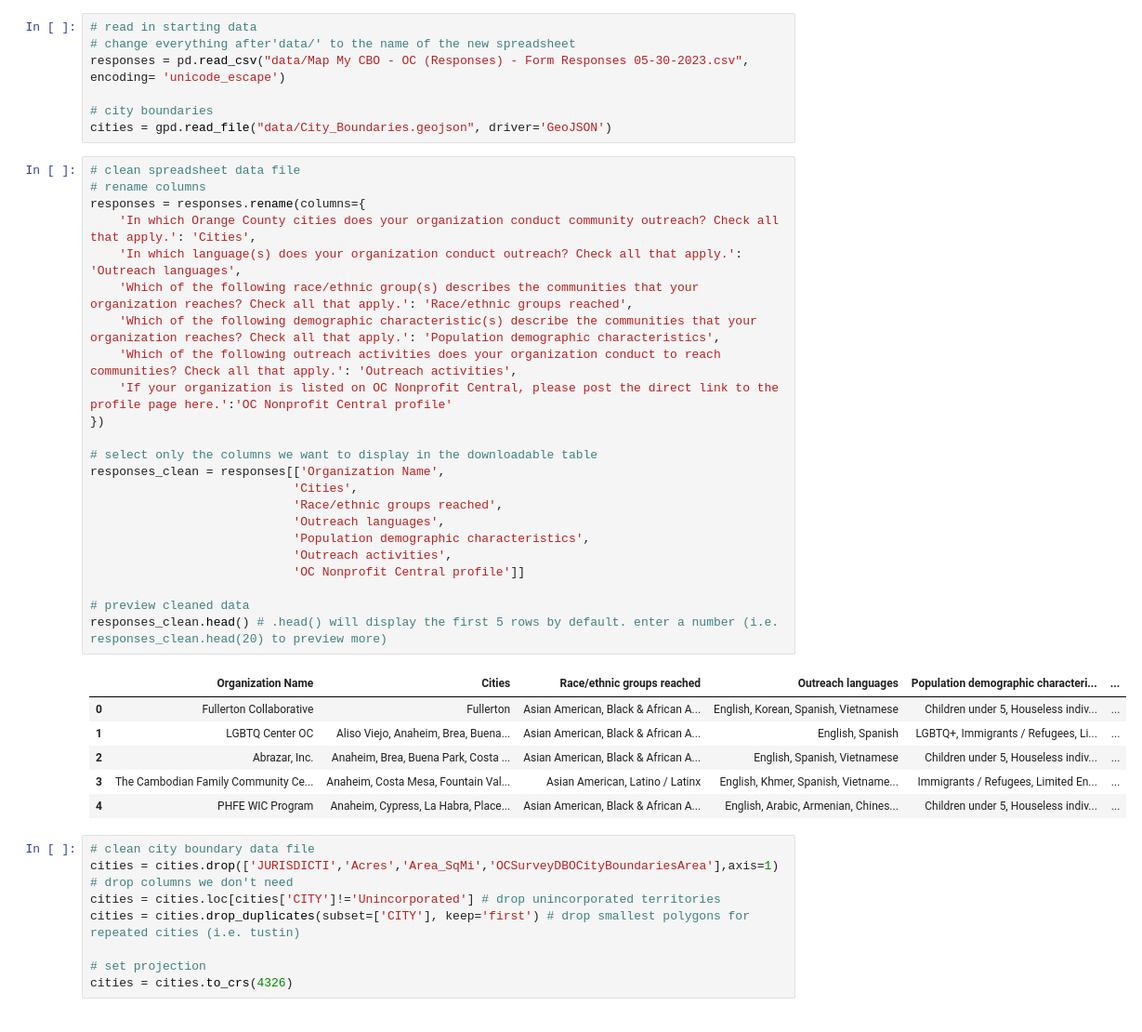
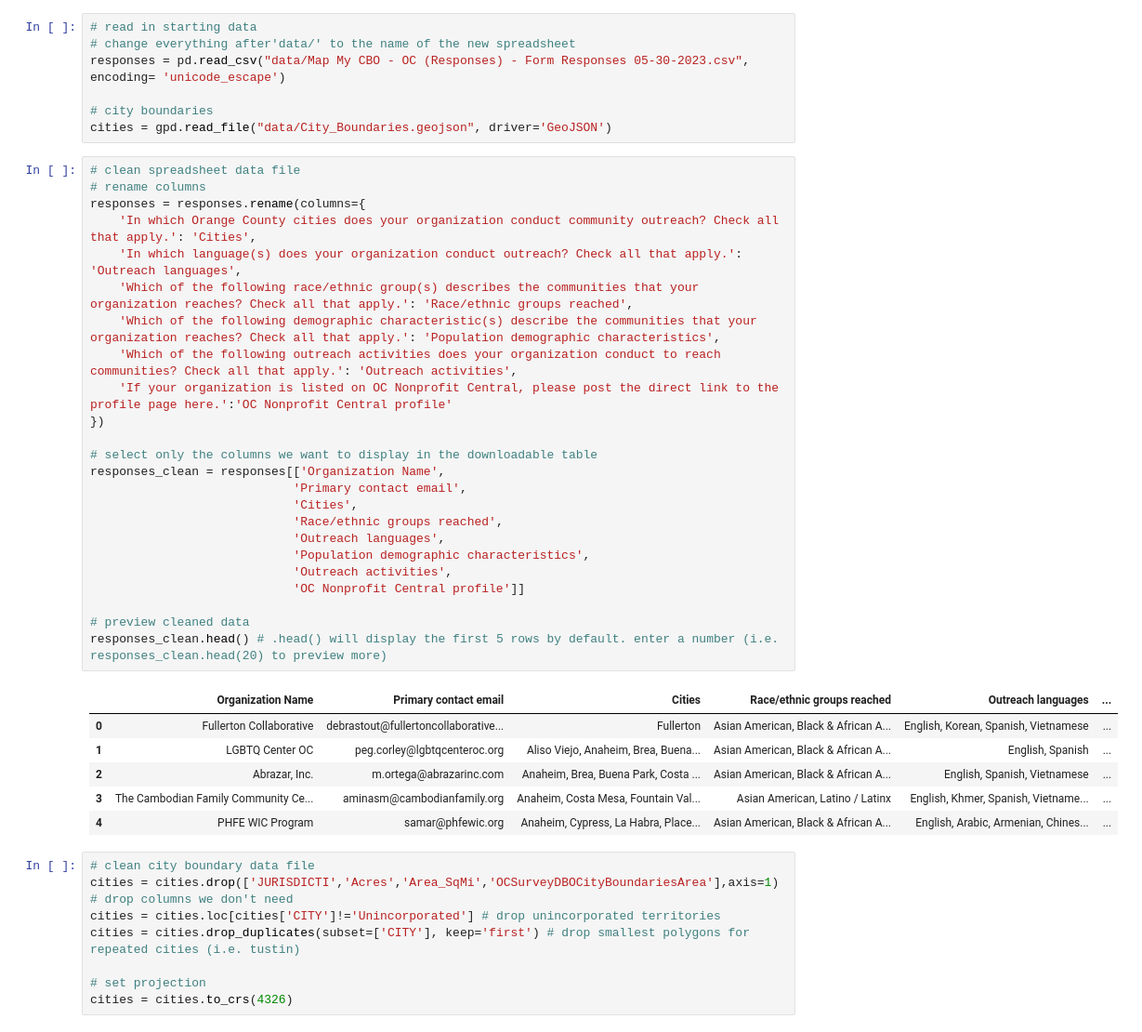
Before and after one commit to GoodWorkCollaborative/OCCensusNetwork_v2, a Jupyter notebook: orange-county.ipynb, the cells around one changed output. Shown: that part at 93% size. Drawn from its saved outputs; the diff is of its cells as text.

```diff
--- a/orange-county.ipynb
+++ b/orange-county.ipynb
@@ -30,33 +25,34 @@ cities = gpd.read_file("data/City_Boundaries.geojson", driver='GeoJSON')
 # %%
 # clean spreadsheet data file
 # rename columns
 responses = responses.rename(columns={
     'In which Orange County cities does your organization conduct community outreach? Check all that apply.': 'Cities',
     'In which language(s) does your organization conduct outreach? Check all that apply.': 'Outreach languages',
     'Which of the following race/ethnic group(s) describes the communities that your organization reaches? Check all that apply.': 'Race/ethnic groups reached',
     'Which of the following demographic characteristic(s) describe the communities that your organization reaches? Check all that apply.': 'Population demographic characteristics',
     'Which of the following outreach activities does your organization conduct to reach communities? Check all that apply.': 'Outreach activities',
     'If your organization is listed on OC Nonprofit Central, please post the direct link to the profile page here.':'OC Nonprofit Central profile'
 })
 
 # select only the columns we want to display in the downloadable table
 responses_clean = responses[['Organization Name',
+                            'Primary contact email',
                             'Cities',
                             'Race/ethnic groups reached',
                             'Outreach languages',
                             'Population demographic characteristics',
                             'Outreach activities',
                             'OC Nonprofit Central profile']]
 
 # preview cleaned data
 responses_clean.head() # .head() will display the first 5 rows by default. enter a number (i.e. responses_clean.head(20) to preview more)
 # %% [output]
-|  | Organization Name | Cities | Race/ethnic groups reached | Outreach languages | Population demographic characteri... | ... |
-| 0 | Fullerton Collaborative | Fullerton | Asian American, Black & African A... | English, Korean, Spanish, Vietnamese | Children under 5, Houseless indiv... | ... |
-| 1 | LGBTQ Center OC | Aliso Viejo, Anaheim, Brea, Buena... | Asian American, Black & African A... | English, Spanish | LGBTQ+, Immigrants / Refugees, Li... | ... |
-| 2 | Abrazar, Inc. | Anaheim, Brea, Buena Park, Costa ... | Asian American, Black & African A... | English, Spanish, Vietnamese | Children under 5, Houseless indiv... | ... |
-| 3 | The Cambodian Family Community Ce... | Anaheim, Costa Mesa, Fountain Val... | Asian American, Latino / Latinx | English, Khmer, Spanish, Vietname... | Immigrants / Refugees, Limited En... | ... |
-| 4 | PHFE WIC Program | Anaheim, Cypress, La Habra, Place... | Asian American, Black & African A... | English, Arabic, Armenian, Chines... | Children under 5, Houseless indiv... | ... |
+|  | Organization Name | Primary contact email | Cities | Race/ethnic groups reached | Outreach languages | ... |
+| 0 | Fullerton Collaborative | debrastout@fullertoncollaborative... | Fullerton | Asian American, Black & African A... | English, Korean, Spanish, Vietnamese | ... |
+| 1 | LGBTQ Center OC | peg.corley@lgbtqcenteroc.org | Aliso Viejo, Anaheim, Brea, Buena... | Asian American, Black & African A... | English, Spanish | ... |
+| 2 | Abrazar, Inc. | m.ortega@abrazarinc.com | Anaheim, Brea, Buena Park, Costa ... | Asian American, Black & African A... | English, Spanish, Vietnamese | ... |
+| 3 | The Cambodian Family Community Ce... | aminasm@cambodianfamily.org | Anaheim, Costa Mesa, Fountain Val... | Asian American, Latino / Latinx | English, Khmer, Spanish, Vietname... | ... |
+| 4 | PHFE WIC Program | samar@phfewic.org | Anaheim, Cypress, La Habra, Place... | Asian American, Black & African A... | English, Arabic, Armenian, Chines... | ... |
 # %%
 # clean city boundary data file
 cities = cities.drop(['JURISDICTI','Acres','Area_SqMi','OCSurveyDBOCityBoundariesArea'],axis=1) # drop columns we don't need
```
Also changed, not shown: parts of 5 cells of this notebook.
